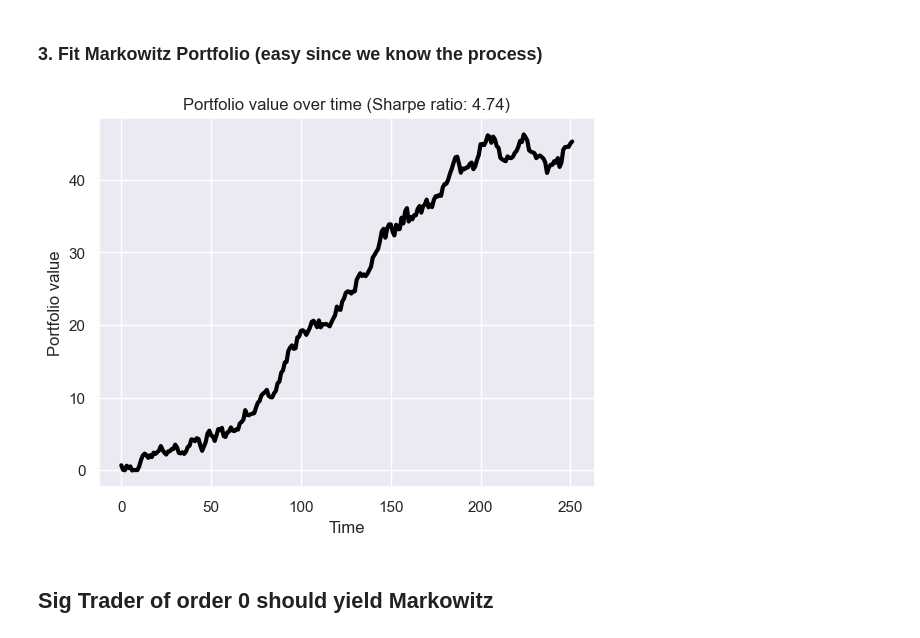
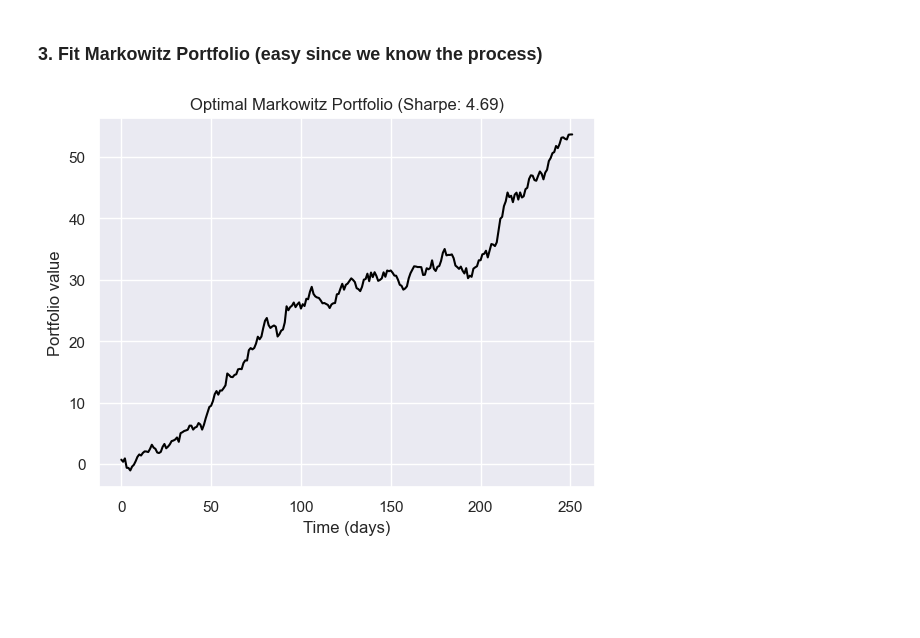
Before and after one commit to gaetanX21/SigTrading, a Jupyter notebook: src/markowitz.ipynb, the cells around one changed output. Drawn from its saved outputs; the diff is of its cells as text; code cells hidden in the pictures; blank space fills up the shorter version.

```diff
--- a/src/markowitz.ipynb
+++ b/src/markowitz.ipynb
@@ -62,13 +62,13 @@ def generate_batch_correlated_returns(batch_size: int, n_vectors: int, mu: torch
     return torch.distributions.MultivariateNormal(mu, cov).sample((batch_size, n_vectors))
 
 
-def rebuild_prices(returns: torch.Tensor, initial_price: float) -> torch.Tensor:
+def rebuild_prices(returns: torch.Tensor, initial_prices: torch.tensor) -> torch.Tensor:
     """
     Rebuild prices from returns
     """
     n_points, n_assets = returns.shape
     prices = torch.zeros((n_points + 1, n_assets))
-    prices[0] = initial_price
+    prices[0] = initial_prices
     for i in range(returns.shape[0]):
         prices[i+1] = prices[i] * (1 + returns[i])
     return prices
@@ -105,29 +115,31 @@ plt.show()
 # %% [markdown]
 ### 3. Fit Markowitz Portfolio (easy since we know the process)
 # %%
-w = torch.inverse(cov) @ mu # optimal weights
-w = w / torch.sum(w) # normalize weights
+w_star= torch.inverse(cov) @ mu # optimal weights
+w_star /= torch.sum(w_star) # normalize weights
 
-# compute returns of portfolio
-portfolio_return = torch.zeros(n_points)
-portfolio_pnl = torch.zeros(n_points)
+ret = batch_returns[sample_index]
+X = batch_prices[sample_index]
+f = info_data[sample_index] # info data of the sample
+
+# Markowitz portfolio
+markowitz_return = torch.zeros(n_points)
+markowitz_pnl = torch.zeros(n_points)
+markowitz_global_pnl = torch.zeros(n_points)
 for i in range(n_points):
-    portfolio_return[i] = w @ returns[i, :]
-    portfolio_pnl[i] = w @ (prices[i, :] * returns[i, :])
+    markowitz_return[i] = w_star @ ret[i, :]
+    markowitz_pnl[i] = w_star @ (X[i, :] * ret[i, :])
 
-portfolio_value = torch.cumsum(portfolio_pnl, dim=0)
-
-mean_daily_return = torch.mean(portfolio_return)
-std_daily_return = torch.std(portfolio_return)
-sharpe_ratio = mean_daily_return / std_daily_return * np.sqrt(1/freq)
+markowitz_portfolio_value = torch.cumsum(markowitz_pnl, dim=0)
+markowitz_mean_daily_return = torch.mean(markowitz_return)
+markowitz_std_daily_return = torch.std(markowitz_return)
+markowitz_sharpe_ratio = markowitz_mean_daily_return / markowitz_std_daily_return * np.sqrt(1/freq)
 
 # let's plot the portfolio value over time
-plt.plot(portfolio_value, color='black', linewidth=3)
-plt.xlabel('Time')
+plt.plot(markowitz_portfolio_value, color='black')
+plt.xlabel('Time (days)')
 plt.ylabel('Portfolio value')
-plt.title(f'Portfolio value over time (Sharpe ratio: {sharpe_ratio:.2f})')
+plt.title(f'Optimal Markowitz Portfolio (Sharpe: {markowitz_sharpe_ratio:.2f})')
 plt.show()
 # %% [output]
-[figure, old version]
+[figure, new version]
-# %% [markdown]
-## Sig Trader of order 0 should yield Markowitz
```
Also changed, not shown: parts of 18 cells of this notebook.
